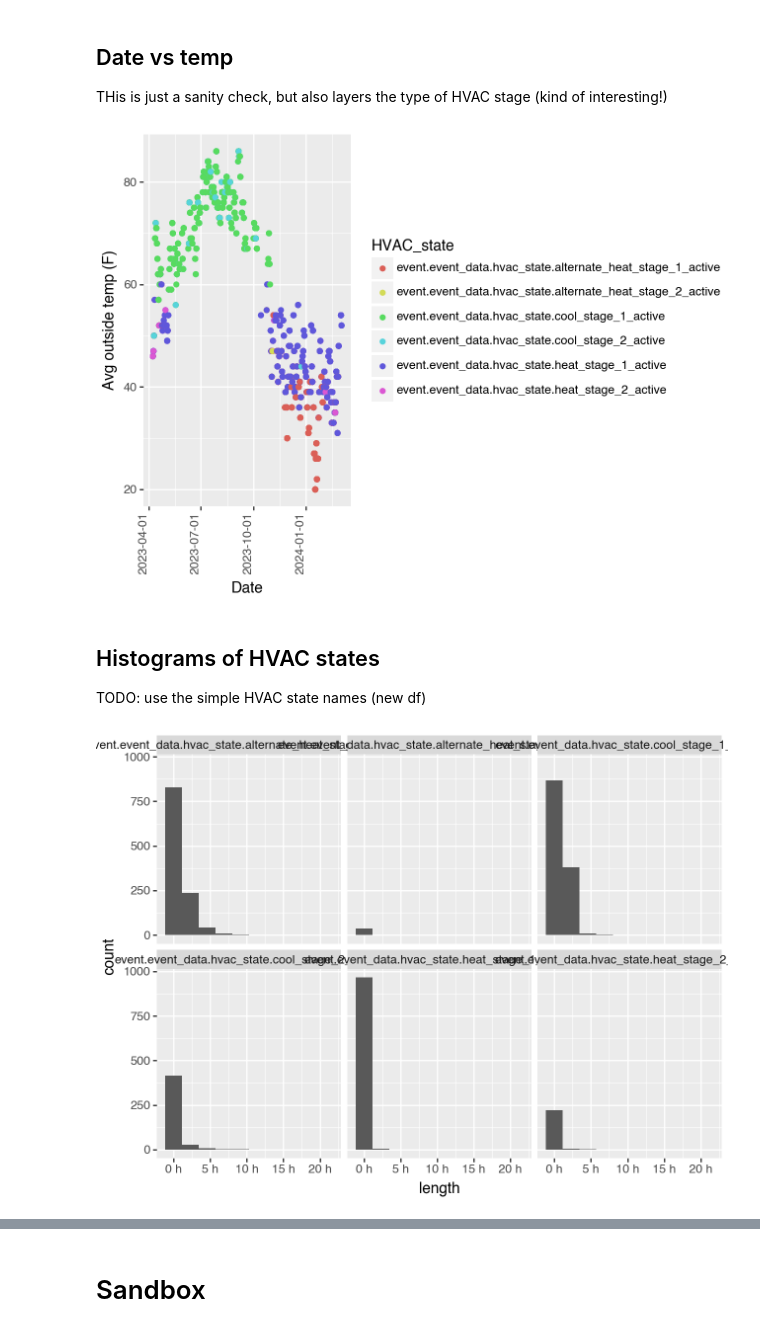
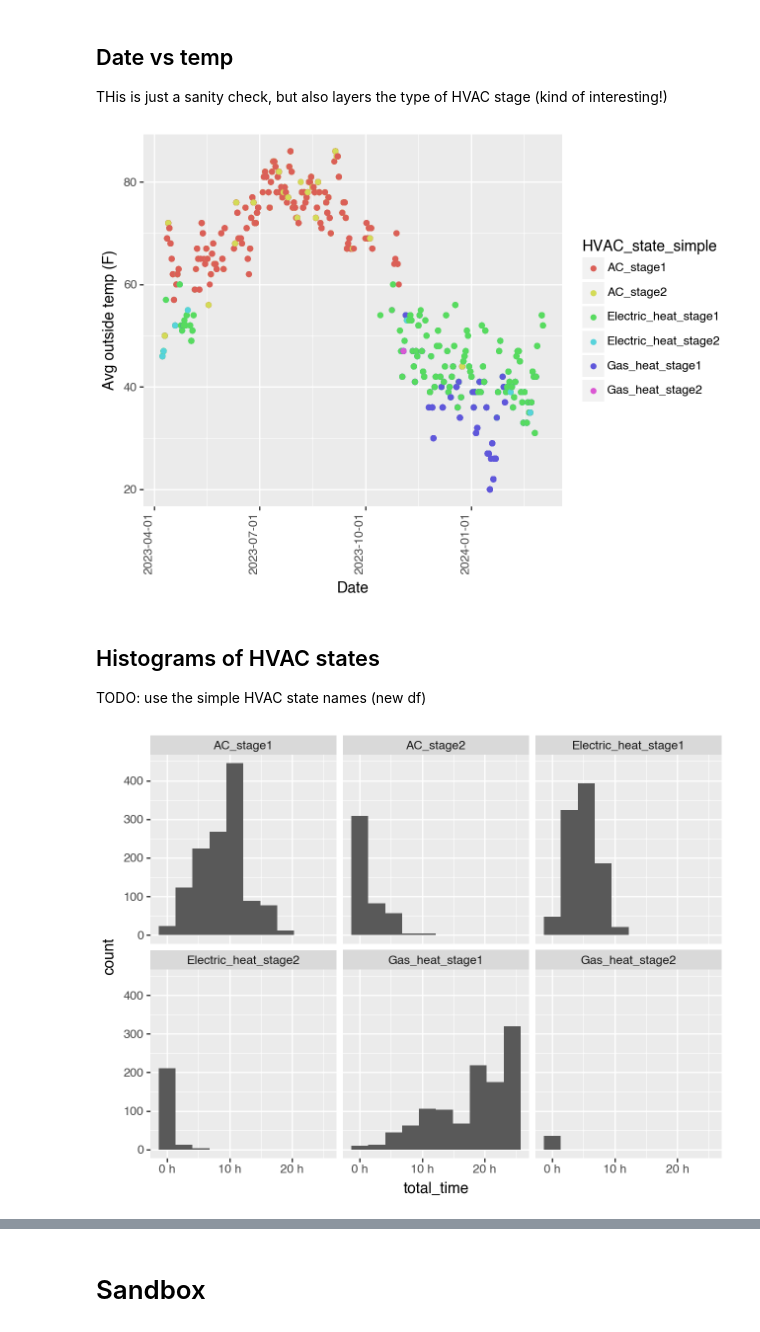
Before and after one commit to sbs87/Random_Projects, a Jupyter notebook: hvac_usage/HVAC_vs_Temp.ipynb, the cells around one changed output, grey strips where cells are left out. Cells and saved outputs as stored; diff of their text form; code cells hidden in the pictures.

```diff
--- a/hvac_usage/HVAC_vs_Temp.ipynb
+++ b/hvac_usage/HVAC_vs_Temp.ipynb
@@ -291,0 +301,3 @@ normalized_df_long['DATE']=normalized_df_long["timestamp_formatted"].dt.strftime
+# %%
+
+normalized_df_long["month_year"]=normalized_df_long["month_year"].apply(lambda x: datetime.strptime(x, "%Y-%m"))
@@ -323,11 +339,15 @@ detail_use_weather
 * Remove 'prior' HVAC state
 * Use only avg daily temp
 # %%
-plot_df=detail_use_weather[(detail_use_weather['variable']=="TAVG") & ~detail_use_weather.HVAC_state.str.contains("prior")]
+#plot_df=detail_use_weather[(detail_use_weather['variable']=="TAVG") & ~detail_use_weather.HVAC_state.str.contains("prior")]
+
+plot_df=detail_use_weather[ ~detail_use_weather.HVAC_state.str.contains("prior")]
 # %% [markdown]
 # Summarize total HVAC states by day
 There may be multiple times a given state is run on a given day. We need to total each HVAC state across days for the plots to look right - or else it's not proprly summarized
 * sum the total HVAC state per day (for each state)
 # %%
-total_time_df=plot_df.groupby(['DATE','HVAC_state']).apply(lambda x: np.sum(x['length'])).reset_index().rename(columns={0:'total_time'})
+total_time_df=plot_df.groupby(['DATE','HVAC_state','variable']).apply(lambda x: np.sum(x['length'])).reset_index().rename(columns={0:'total_time'})
+
 total_time_tavg_df=pd.merge(plot_df[['DATE','HVAC_state','variable','value']],total_time_df)
+total_time_tavg_df.sort_values(by='total_time')
@@ -355,3 +400,6 @@ from plotnine import element_text,theme
 # %% [markdown]
 ### Split by heat/cool and shape by stage
+# %%
+# only include TAVG
+total_time_tavg_df=total_time_tavg_df[total_time_tavg_df['variable']=="TAVG"]
 # %%
@@ -367,24 +424,24 @@ from plotnine import element_text,theme
 ## Date vs temp
 THis is just a sanity check, but also layers the type of HVAC stage (kind of interesting!)
 # %%
-#TODO: standardize these dfs, using different data frames!
-(ggplot(detail_use_weather[(detail_use_weather['variable']=="TAVG") & ~detail_use_weather.HVAC_state.str.contains("prior")],aes("DATE","value",color="HVAC_state")) +
+(ggplot(total_time_tavg_df,aes("DATE","value",color="HVAC_state_simple")) +
  geom_point()+
  ylab("Avg outside temp (F)")+
  xlab("Date")+
  theme(axis_text_x=element_text(rotation=90, hjust=1))
         )
+
+# there are clear delinations vs time of year when switching from AC to heat () and from gas/electic
 # %% [output]
-[figure, old version]
+[figure, new version]
 # %% [markdown]
 ## Histograms of HVAC states
 TODO: use the simple HVAC state names (new df)
 # %%
-
 from plotnine import geom_histogram,facet_wrap
-(ggplot(detail_use_weather[(detail_use_weather['variable']=="TAVG") & ~detail_use_weather.HVAC_state.str.contains("prior")],aes("length")) +
+(ggplot(total_time_tavg_df,aes("total_time")) +
  geom_histogram(bins=10)+
- facet_wrap("~HVAC_state")
+ facet_wrap("~HVAC_state_simple")
         )
 # %% [output]
-[figure, old version]
+[figure, new version]
```
Also changed, not shown: parts of 15 cells of this notebook.
